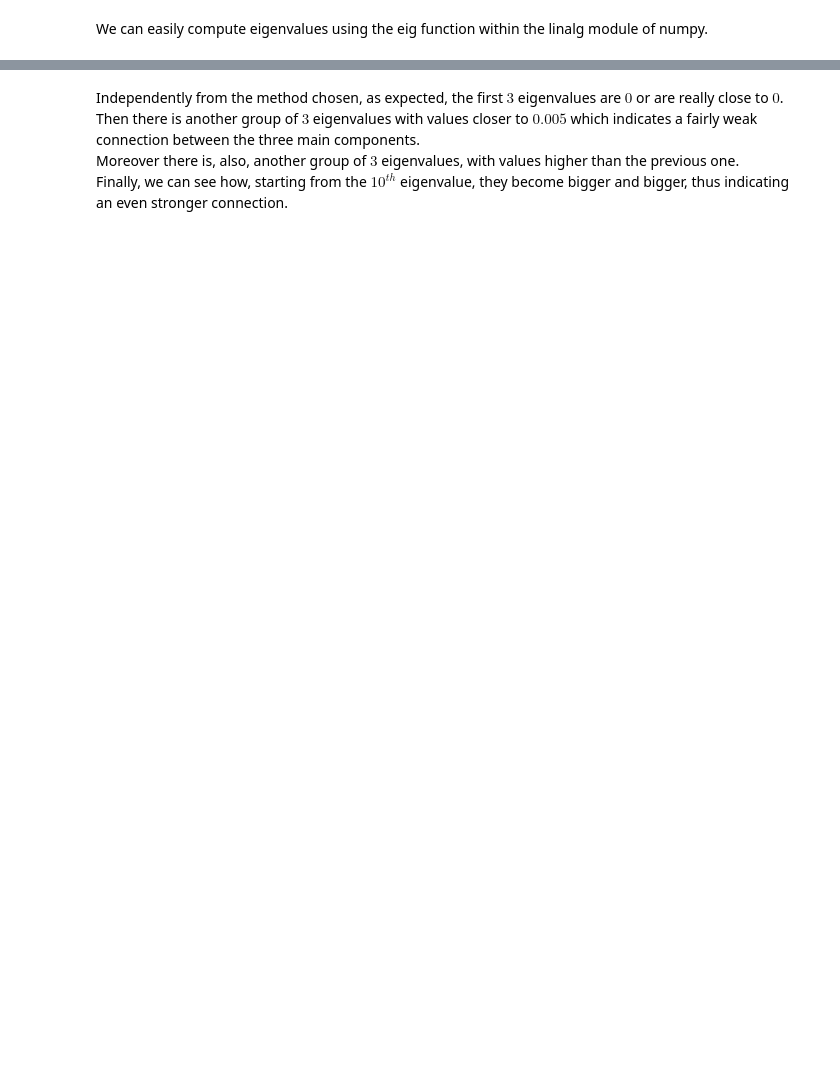
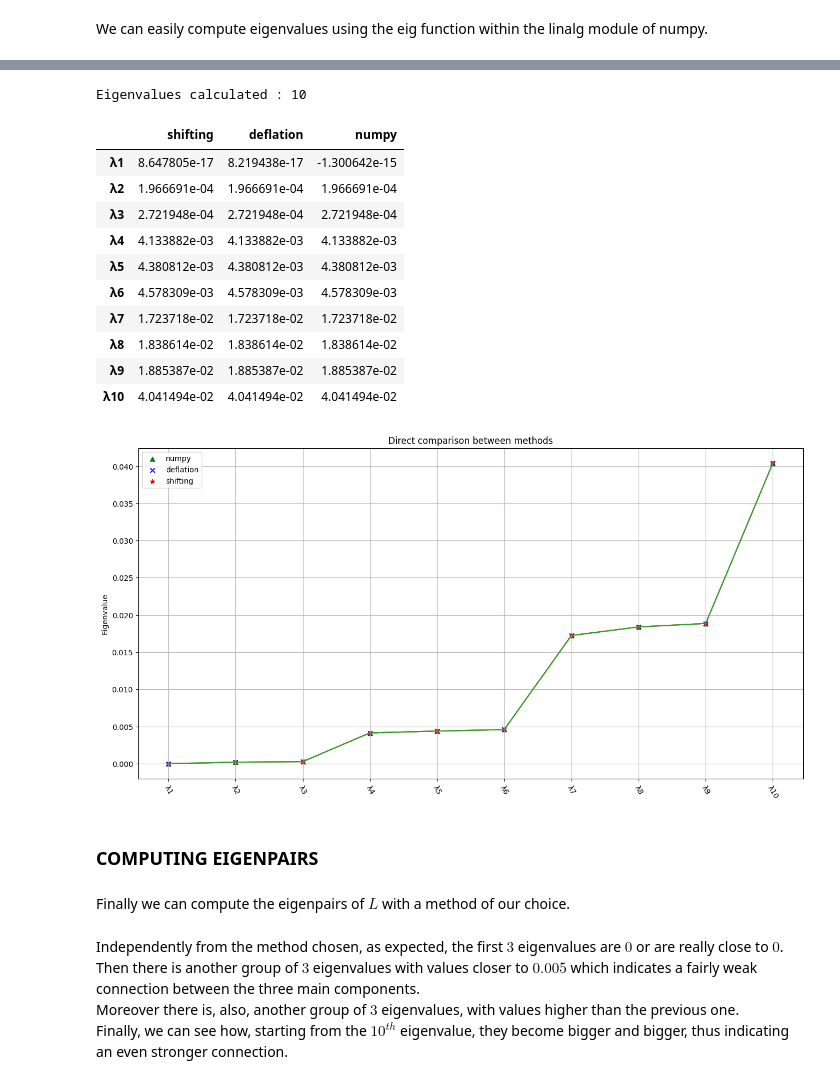
Before and after one commit to Nuzz23/02TWYSM-Computational-linear-algebra-for-large-scale-problems, a Jupyter notebook: Assignments/Berrone/HW_SC.ipynb, the cells around one changed output, grey strips where cells are left out. Drawn from its saved outputs; the diff is of its cells as text; code cells hidden in the pictures; blank space fills up the shorter version.

```diff
--- a/Assignments/Berrone/HW_SC.ipynb
+++ b/Assignments/Berrone/HW_SC.ipynb
@@ -155,0 +292,20 @@ Computed the following 10 eigenvalues :
+# %%
+def applyInversePowerMethodWithDeflation(A:np, numEig:int=10, maxIter:int=1e4, tol: float=EPS)->list[list[float], list[np]]:
+    matrix = A.copy()
+
+    # Pre allocated for speed
+    eigVal = np.zeros(numEig)
+    eigVecs = np.zeros((A.shape[0], numEig))
+
+    # creates the tensor for storing P
+    P = np.array([np.eye(matrix.shape[0])]*numEig)   # [#tensor, row, col]
+
+    for i in range(numEig):
+        eigVal[i], eigVecs[i:, i] = inversePowerMethodAlgorithm((matrix:= P[i-1]@matrix@P[i-1].T)[i:, i:],
+                                                np.random.rand(A.shape[0]-i), p=1e-5, maxIter=maxIter, tol=tol)
+
+        P[i, i:, i:]=P[i, i:, i:] - 2*(temp:=(eigVecs[i:, i].reshape(-1,1) + np.eye(N=matrix.shape[0]-i, M=1))).T*temp/np.linalg.norm(temp, 2)**2
+
+
+
+    return eigVal, eigVecs
@@ -155,0 +322,60 @@ Computed the following 10 eigenvalues :
+# %%
+def comparisonBetweenEigenvaluesMethod(df:pd.DataFrame, plotSingle:bool=False)->None:
+    print(f"Eigenvalues calculated : {df.shape[0]}")
+    display(df)
+    param = {   'shifting':{'c':'red', 'marker':'*'},
+                'deflation':{'c':'blue', 'marker':'x'},
+                'numpy':{'c':'green', 'marker':'^'}}
+
+    fig, ax = plt.subplots(1,1,figsize=(16,8))
+    for col in df.columns[::-1]:
+        ax.plot(df.index, df[col])
+        ax.scatter(df.index, df[col], label=col, **param[col])
+
+
+    plt.xticks(range(df.index.shape[0]), rotation=-60)
+    plt.ylabel("Eigenvalue")
+    plt.title("Direct comparison between methods")
+    plt.legend(loc='upper left')
+    plt.grid(visible=True)
+    plt.show()
+    if plotSingle:
+        fig, ax = plt.subplots(3,1,figsize=(8, 24))
+        for i,col in enumerate(df):
+            ax[i].plot(df.index, df[col])
+            ax[i].scatter(df.index, df[col], label=col, **param[col])
+
+            ax[i].set_xticks(range(1, df.index.shape[0]+1))
+            ax[i].set_xticklabels(df.index, rotation=-60)
+            ax[i].set_ylabel("Eigenvalue")
+            ax[i].set_title(f"First {df.shape[0]} Eigenvalues with method {col}")
+            ax[i].legend(loc='upper left')
+            ax[i].grid(visible=True)
+
+        plt.tight_layout()
+        plt.show()
+
+
+comparisonBetweenEigenvaluesMethod(pd.DataFrame(
+                                    zip(applyInversePowerMethodWithShifting(L)[0],
+                                        applyInversePowerMethodWithDeflation(L)[0],
+                                        np.linalg.eigh(L)[0]),
+    columns=['shifting', 'deflation', 'numpy'], index=[f'\u03BB{i+1}' for i in range(10)], dtype=np.float32))
+# %% [output]
+Eigenvalues calculated : 10
+|  | shifting | deflation | numpy |
+| λ1 | 8.647805e-17 | 8.219438e-17 | -1.300642e-15 |
+| λ2 | 1.966691e-04 | 1.966691e-04 | 1.966691e-04 |
+| λ3 | 2.721948e-04 | 2.721948e-04 | 2.721948e-04 |
+| λ4 | 4.133882e-03 | 4.133882e-03 | 4.133882e-03 |
+| λ5 | 4.380812e-03 | 4.380812e-03 | 4.380812e-03 |
+| λ6 | 4.578309e-03 | 4.578309e-03 | 4.578309e-03 |
+| λ7 | 1.723718e-02 | 1.723718e-02 | 1.723718e-02 |
+| λ8 | 1.838614e-02 | 1.838614e-02 | 1.838614e-02 |
+| λ9 | 1.885387e-02 | 1.885387e-02 | 1.885387e-02 |
+| λ10 | 4.041494e-02 | 4.041494e-02 | 4.041494e-02 |
+[figure, added]
+# %% [markdown]
+### <b> COMPUTING EIGENPAIRS</b>
+# %% [markdown]
+Finally we can compute the eigenpairs of $L$ with a method of our choice.
```
Also changed, not shown: parts of 35 cells of this notebook.
